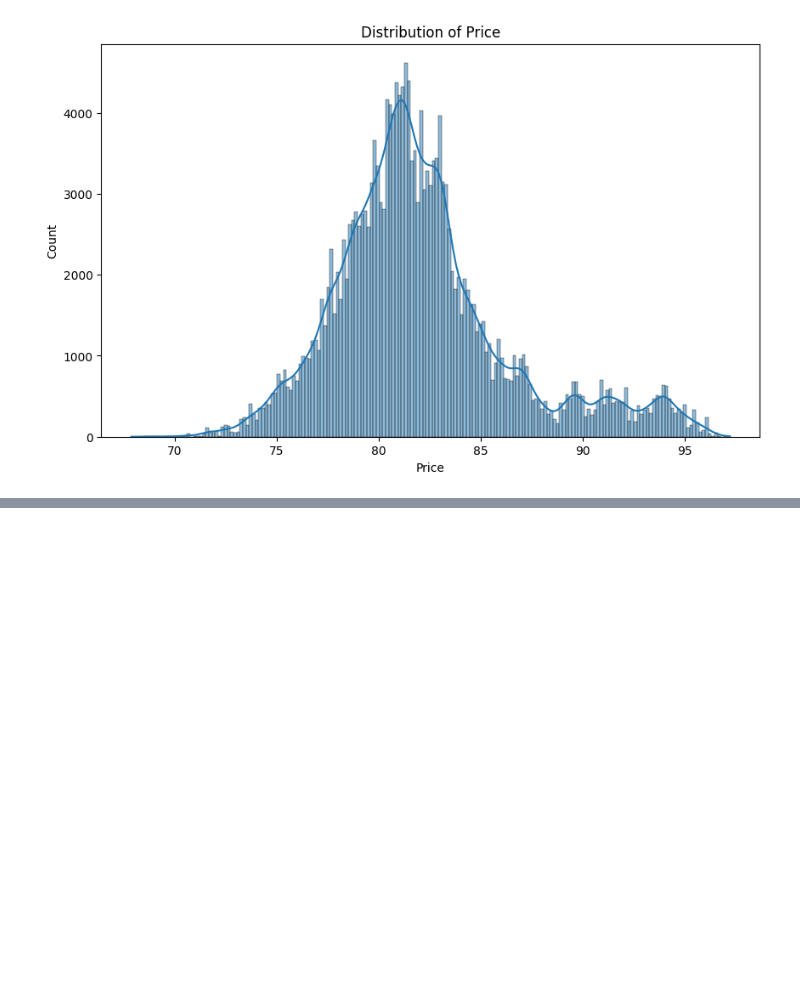
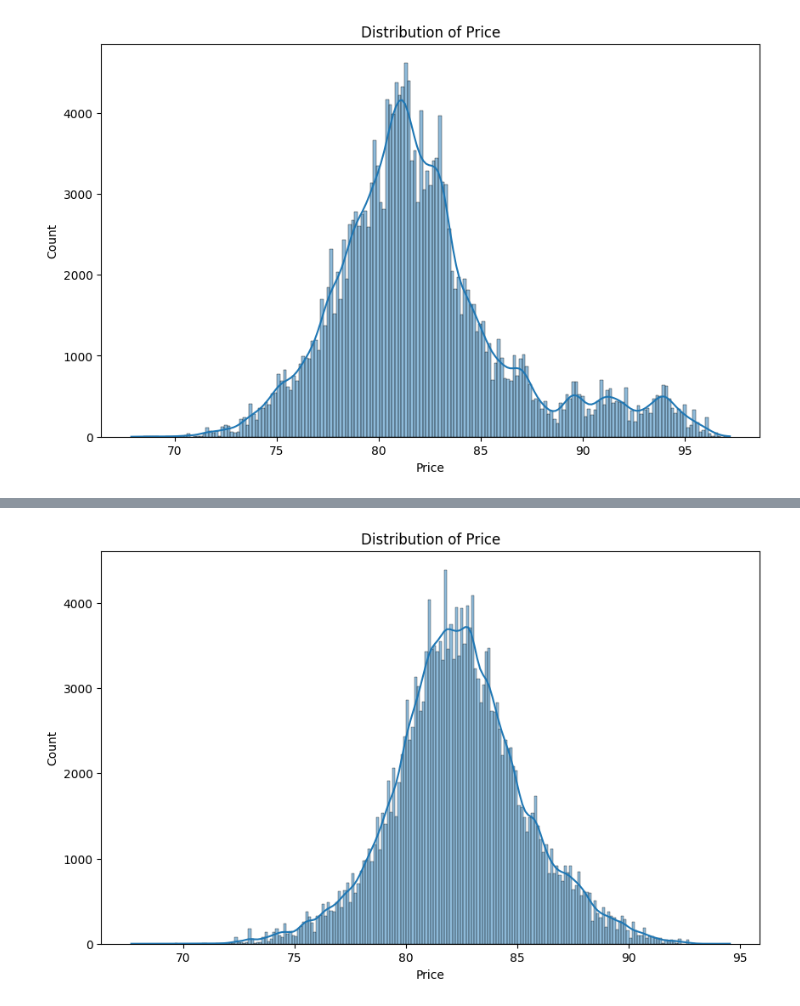
Before and after one commit to Santyamaya98/back_pack_kaggle, a Jupyter notebook: data_analisiys_2.ipynb, the cells around one changed output, grey strips where cells are left out. Drawn from its saved outputs; the diff is of its cells as text; code cells hidden in the pictures; blank space fills up the shorter version.

```diff
--- a/data_analisiys_2.ipynb
+++ b/data_analisiys_2.ipynb
@@ -221,3 +221,34 @@ plt.show()
 sample = pd.read_csv('sample_submission.csv')
 sample['Price'] = test['Price']
 sample.to_csv('lgb_regressor.csv', index = False)
+# %%
+import optuna
+from lightgbm import LGBMRegressor, early_stopping
+from sklearn.metrics import mean_squared_error
+
+def objective(trial):
+    param = {
+        'n_estimators': trial.suggest_int('n_estimators', 100, 2000),
+        'learning_rate': trial.suggest_loguniform('learning_rate', 0.001, 0.1),
+        'num_leaves': trial.suggest_int('num_leaves', 20, 100),
+        'subsample': trial.suggest_uniform('subsample', 0.5, 1.0),
+        'colsample_bytree': trial.suggest_uniform('colsample_bytree', 0.5, 1.0),
+        'random_state': 42
+    }
+
+    lgb_model = LGBMRegressor(**param)
+    lgb_model.fit(X_train, y_train, eval_set=[(X_valid, y_valid)], callbacks=[early_stopping(stopping_rounds=100)])
+
+    y_pred = lgb_model.predict(X_valid)
+    rmse = mean_squared_error(y_valid, y_pred, squared=False)
+    return rmse
+
+study = optuna.create_study(direction='minimize')
+study.optimize(objective, n_trials=50)
+
+best_params = study.best_params
+print("Best parameters:", best_params)
+
+# Train the final model with the best parameters
+lgb_model = LGBMRegressor(**best_params)
+lgb_model.fit(X_train, y_train)
@@ -223,0 +304,11 @@ sample.to_csv('lgb_regressor.csv', index = False)
+# %%
+test = test.drop(columns='Price')
+y_pred = lgb_model.predict(test)
+# %%
+test['Price'] = y_pred
+plt.figure(figsize=(10, 6))
+sns.histplot(test['Price'], kde=True)
+plt.title('Distribution of Price')
+plt.show()
+# %% [output]
+[figure, added]
```
Also changed, not shown: parts of 2 cells of this notebook.
